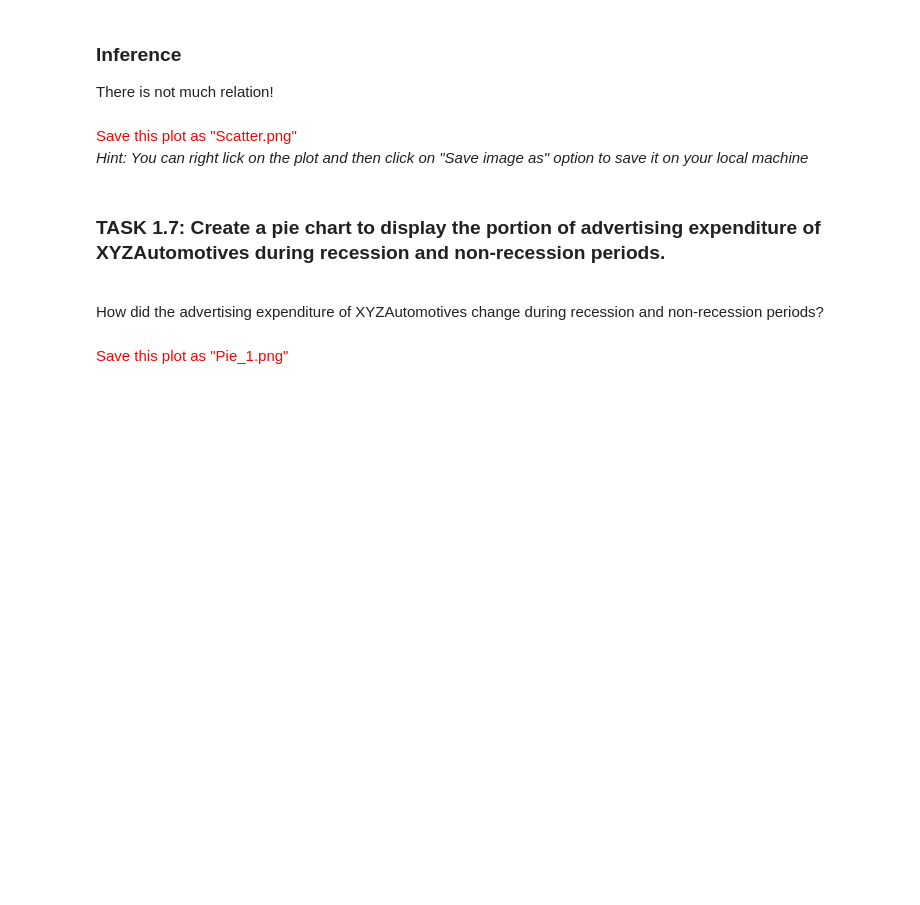
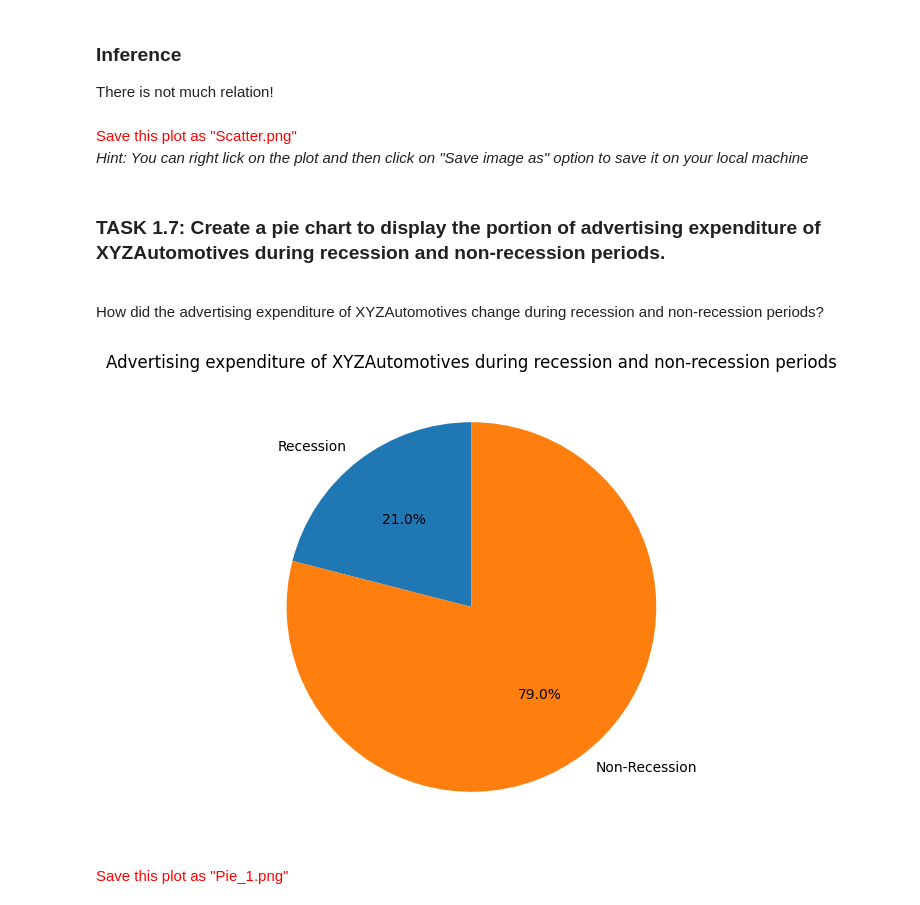
Before and after one commit to jwiggi18/notes, a Jupyter notebook: data_sci/data_viz/final_assignment/Final_project1.ipynb, the cells around one changed output. Saved outputs shown, nothing was run; the diff lists cells and outputs as text; code cells hidden in the pictures; blank space fills up the shorter version.

```diff
--- a/data_sci/data_viz/final_assignment/Final_project1.ipynb
+++ b/data_sci/data_viz/final_assignment/Final_project1.ipynb
@@ -281,24 +285,26 @@ Save this plot as "Scatter.png"</span><br>
  ### TASK 1.7: Create a pie chart to display the portion of advertising expenditure of XYZAutomotives during recession and non-recession periods.
  <br>How did the advertising expenditure of XYZAutomotives change during recession and non-recession periods?
 # %%
-    # Filter the data
-    Rdata = df[df['Recession'] == 1]
-    NRdata = df[df['Recession'] == 0]
+# Filter the data
+rec_data = df[df['Recession'] == 1]
+nonrec_data = df[df['Recession'] == 0]
 
-    # Calculate the total advertising expenditure for both periods
-    RAtotal = Rdata['...........'].sum()
-    NRAtotal = NRdata['...........'].sum()
+# Calculate the total advertising expenditure for both periods
+rec_advert = rec_data['Advertising_Expenditure'].sum()
+nonrec_advert = nonrec_data['Advertising_Expenditure'].sum()
 
-    # Create a pie chart for the advertising expenditure
-    plt.figure(figsize=(8, 6))
+# Create a pie chart for the advertising expenditure
+plt.figure(figsize=(8, 6))
 
-    labels = ['Recession', 'Non-Recession']
-    sizes = [RAtotal, NRtotal]
-    plt.pie(sizes, labels=labels, autopct='%1.1f%%', startangle=90)
+labels = ['Recession', 'Non-Recession']
+sizes = [rec_advert, nonrec_advert]
+plt.pie(sizes, labels=labels, autopct='%1.1f%%', startangle=90)
 
-    plt.title('...........................')
+plt.title('Advertising expenditure of XYZAutomotives during recession and non-recession periods')
 
-    plt.show()
+plt.show()
+# %% [output]
+[figure, added]
 # %% [markdown]
 <span style="color:red">
 Save this plot as "Pie_1.png"</span><br>
```
Also changed, not shown: parts of 4 cells of this notebook, 4 other files.
